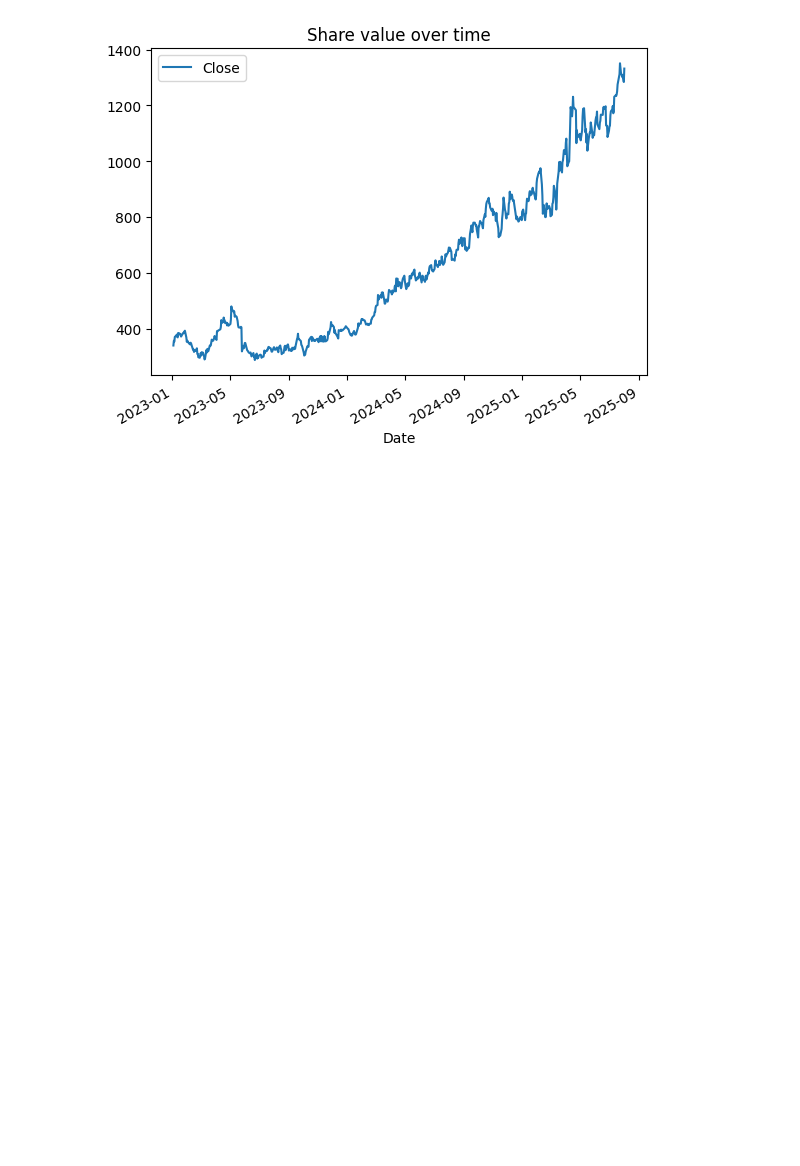
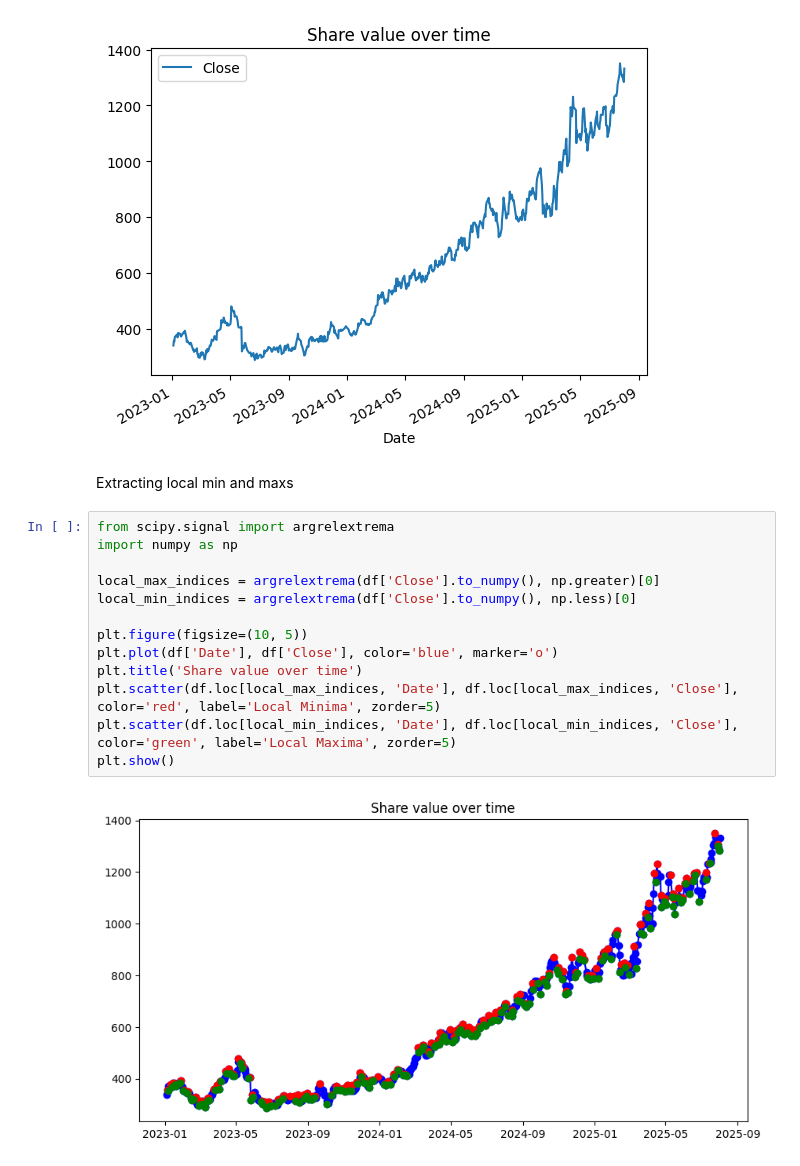
Before and after one commit to hendrivermeulen/FinMLModel, a Jupyter notebook: notebook.ipynb, the cells around one changed output. Cells and saved outputs as stored; diff of their text form; blank space fills up the shorter version.

```diff
--- a/notebook.ipynb
+++ b/notebook.ipynb
@@ -21,3 +21,20 @@ plt.title('Share value over time')
 plt.show()
 # %% [output]
 [figure]
+# %% [markdown]
+Extracting local min and maxs
+# %%
+from scipy.signal import argrelextrema
+import numpy as np
+
+local_max_indices = argrelextrema(df['Close'].to_numpy(), np.greater)[0]
+local_min_indices = argrelextrema(df['Close'].to_numpy(), np.less)[0]
+
+plt.figure(figsize=(10, 5))
+plt.plot(df['Date'], df['Close'], color='blue', marker='o')
+plt.title('Share value over time')
+plt.scatter(df.loc[local_max_indices, 'Date'], df.loc[local_max_indices, 'Close'], color='red', label='Local Minima', zorder=5)
+plt.scatter(df.loc[local_min_indices, 'Date'], df.loc[local_min_indices, 'Close'], color='green', label='Local Maxima', zorder=5)
+plt.show()
+# %% [output]
+[figure, added]
```
Also changed, not shown: parts of 3 cells of this notebook, 1 other file.
